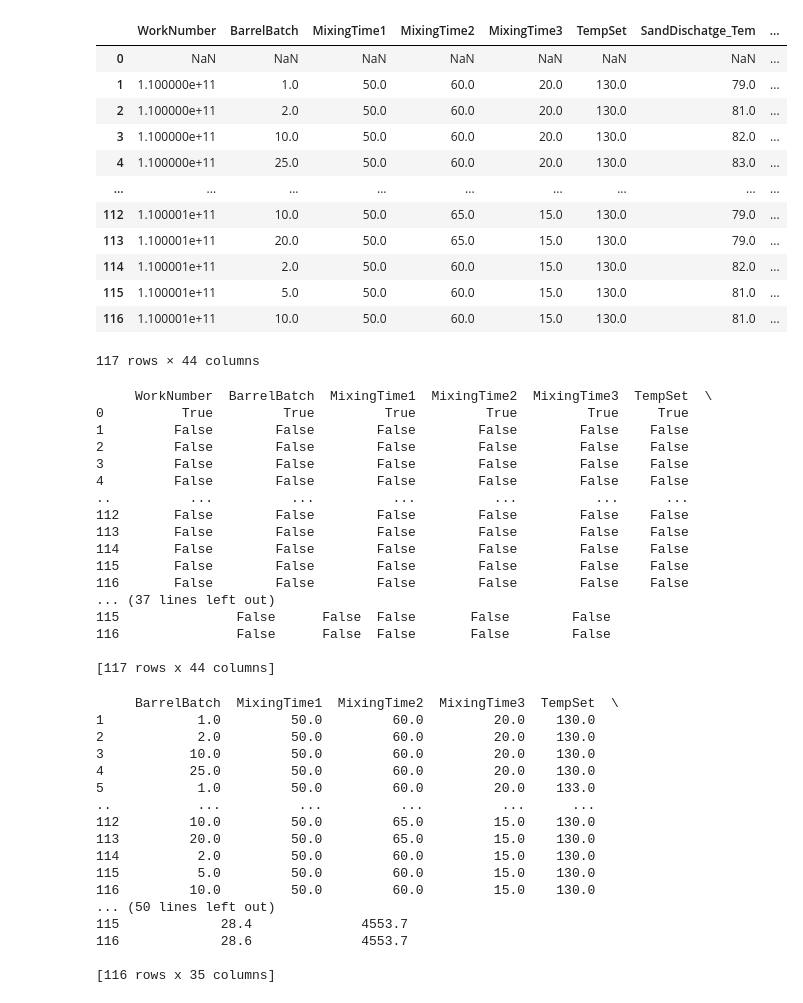
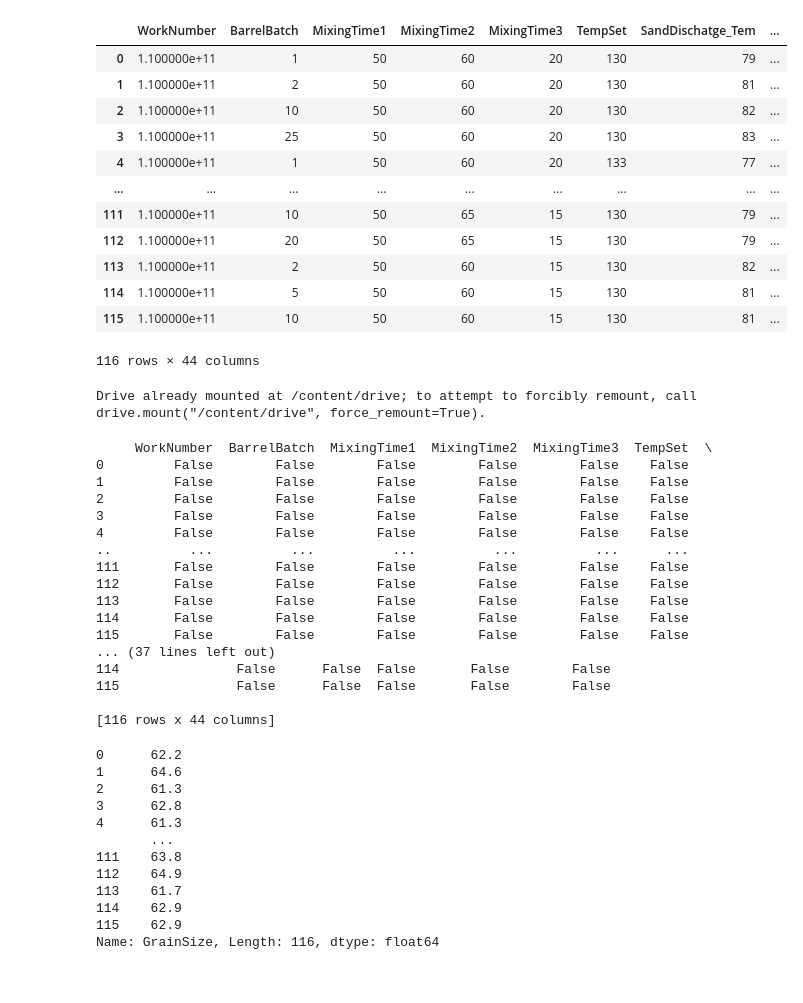
Before and after one commit to ShawnFromChineseTaipei/class_test, a Jupyter notebook: resin.ipynb, the cells around one changed output. Cells and saved outputs as stored; diff of their text form; code cells hidden in the pictures.

```diff
--- a/resin.ipynb
+++ b/resin.ipynb
@@ -3,42 +3,46 @@
 # %%
 import numpy as np
 import pandas as pd
 import matplotlib.pyplot as plt
 from tqdm import tqdm
 data = pd.read_csv("/content/drive/MyDrive/Google_Colab/論文相關/Resin_5HB30.csv")
-data = data.drop(["Unnamed: 44"],axis=1)
 data
 # %% [output]
 |  | WorkNumber | BarrelBatch | MixingTime1 | MixingTime2 | MixingTime3 | TempSet | SandDischatge_Tem | ... |
-| 0 | NaN | NaN | NaN | NaN | NaN | NaN | NaN | ... |
-| 1 | 1.100000e+11 | 1.0 | 50.0 | 60.0 | 20.0 | 130.0 | 79.0 | ... |
-| 2 | 1.100000e+11 | 2.0 | 50.0 | 60.0 | 20.0 | 130.0 | 81.0 | ... |
-| 3 | 1.100000e+11 | 10.0 | 50.0 | 60.0 | 20.0 | 130.0 | 82.0 | ... |
-| 4 | 1.100000e+11 | 25.0 | 50.0 | 60.0 | 20.0 | 130.0 | 83.0 | ... |
+| 0 | 1.100000e+11 | 1 | 50 | 60 | 20 | 130 | 79 | ... |
+| 1 | 1.100000e+11 | 2 | 50 | 60 | 20 | 130 | 81 | ... |
+| 2 | 1.100000e+11 | 10 | 50 | 60 | 20 | 130 | 82 | ... |
+| 3 | 1.100000e+11 | 25 | 50 | 60 | 20 | 130 | 83 | ... |
+| 4 | 1.100000e+11 | 1 | 50 | 60 | 20 | 133 | 77 | ... |
 | ... | ... | ... | ... | ... | ... | ... | ... | ... |
-| 112 | 1.100001e+11 | 10.0 | 50.0 | 65.0 | 15.0 | 130.0 | 79.0 | ... |
-| 113 | 1.100001e+11 | 20.0 | 50.0 | 65.0 | 15.0 | 130.0 | 79.0 | ... |
-| 114 | 1.100001e+11 | 2.0 | 50.0 | 60.0 | 15.0 | 130.0 | 82.0 | ... |
-| 115 | 1.100001e+11 | 5.0 | 50.0 | 60.0 | 15.0 | 130.0 | 81.0 | ... |
-| 116 | 1.100001e+11 | 10.0 | 50.0 | 60.0 | 15.0 | 130.0 | 81.0 | ... |
+| 111 | 1.100000e+11 | 10 | 50 | 65 | 15 | 130 | 79 | ... |
+| 112 | 1.100000e+11 | 20 | 50 | 65 | 15 | 130 | 79 | ... |
+| 113 | 1.100000e+11 | 2 | 50 | 60 | 15 | 130 | 82 | ... |
+| 114 | 1.100000e+11 | 5 | 50 | 60 | 15 | 130 | 81 | ... |
+| 115 | 1.100000e+11 | 10 | 50 | 60 | 15 | 130 | 81 | ... |
-117 rows × 44 columns
+116 rows × 44 columns
+# %%
+from google.colab import drive
+drive.mount('/content/drive')
+# %% [output]
+Drive already mounted at /content/drive; to attempt to forcibly remount, call drive.mount("/content/drive", force_remount=True).
 # %%
 print(data.isnull())
 # %% [output]
      WorkNumber  BarrelBatch  MixingTime1  MixingTime2  MixingTime3  TempSet  \
-0          True         True         True         True         True     True
+0         False        False        False        False        False    False
 1         False        False        False        False        False    False
 2         False        False        False        False        False    False
 3         False        False        False        False        False    False
 4         False        False        False        False        False    False
 ..          ...          ...          ...          ...          ...      ...
+111       False        False        False        False        False    False
 112       False        False        False        False        False    False
 113       False        False        False        False        False    False
 114       False        False        False        False        False    False
 115       False        False        False        False        False    False
-116       False        False        False        False        False    False
 ... (37 lines left out)
+114               False      False  False       False        False
 115               False      False  False       False        False
-116               False      False  False       False        False
 
-[117 rows x 44 columns]
+[116 rows x 44 columns]
@@ -55,26 +57,22 @@ def clean(data):
 # %%
+#將X和Y資料取出
 train_data = clean(data)
-X = train_data.iloc[1:, :35]
-Y = train_data.iloc[1:, 35:]
-print(X)
+X = train_data.iloc[0:, :23]
+Y = train_data.iloc[0:,23]
+Y
 # %% [output]
-     BarrelBatch  MixingTime1  MixingTime2  MixingTime3  TempSet  \
-1            1.0         50.0         60.0         20.0    130.0
-2            2.0         50.0         60.0         20.0    130.0
-3           10.0         50.0         60.0         20.0    130.0
-4           25.0         50.0         60.0         20.0    130.0
-5            1.0         50.0         60.0         20.0    133.0
-..           ...          ...          ...          ...      ...
-112         10.0         50.0         65.0         15.0    130.0
-113         20.0         50.0         65.0         15.0    130.0
-114          2.0         50.0         60.0         15.0    130.0
-115          5.0         50.0         60.0         15.0    130.0
-116         10.0         50.0         60.0         15.0    130.0
-... (50 lines left out)
-115             28.4              4553.7
-116             28.6              4553.7
-
-[116 rows x 35 columns]
+0      62.2
+1      64.6
+2      61.3
+3      62.8
+4      61.3
+       ...
+111    63.8
+112    64.9
+113    61.7
+114    62.9
+115    62.9
+Name: GrainSize, Length: 116, dtype: float64
 # %%
 from sklearn.preprocessing import StandardScaler
 scaler = StandardScaler()
```
Also changed, not shown: parts of 11 cells of this notebook.
